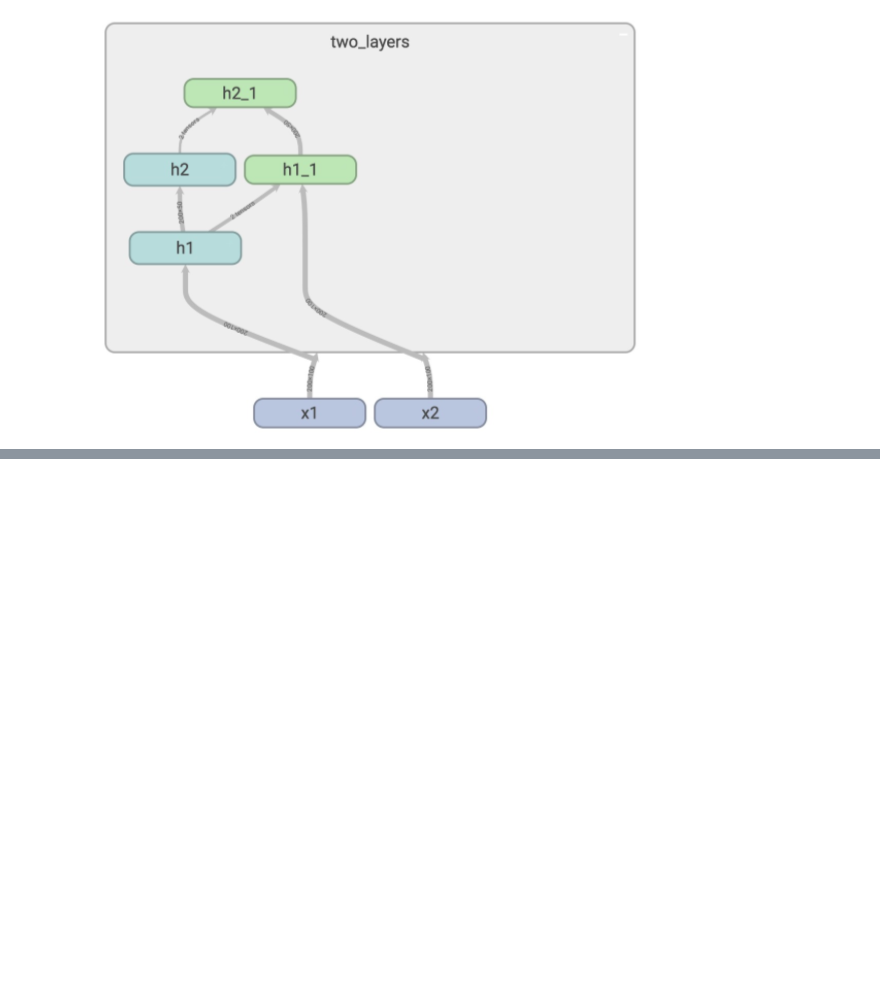
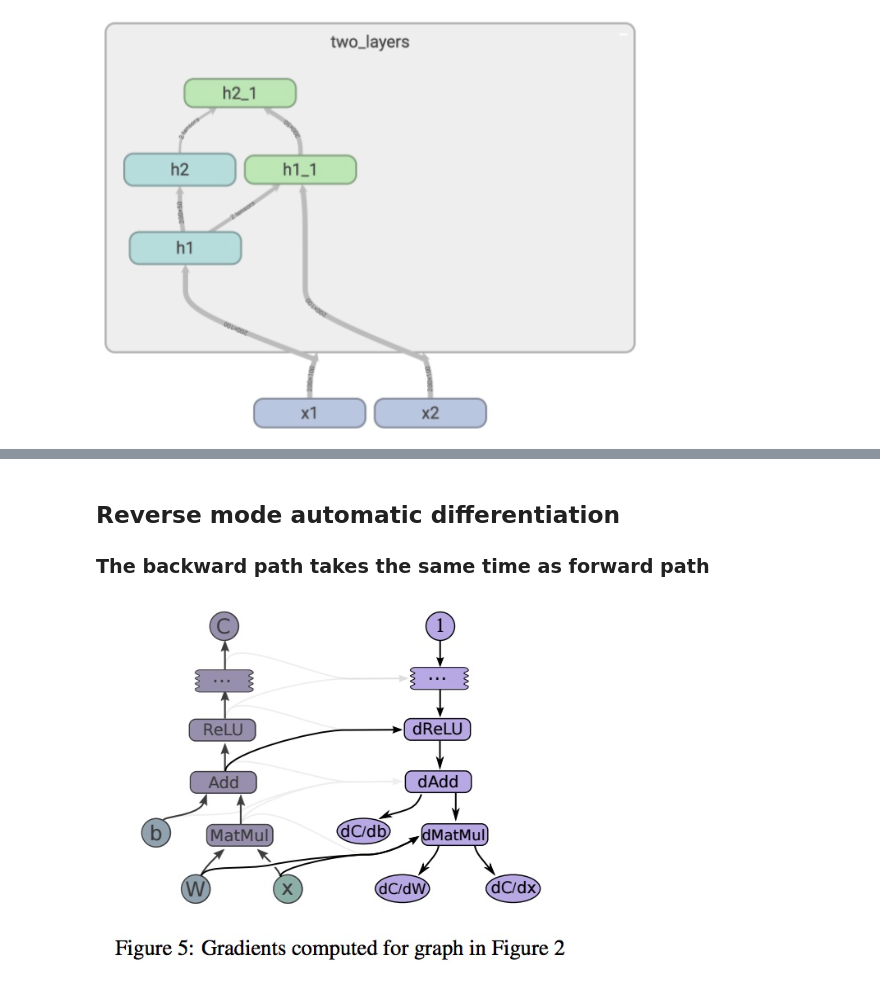
Before and after one commit to parksurk/cs20si_study, a Jupyter notebook: 5. Lecture5_word2vec + manage experiments.ipynb, the cells around one changed output, grey strips where cells are left out. Cells and saved outputs as stored; diff of their text form; code cells hidden in the pictures; blank space fills up the shorter version.

```diff
--- a/5. Lecture5_word2vec + manage experiments.ipynb
+++ b/5. Lecture5_word2vec + manage experiments.ipynb
@@ -663,0 +917,9 @@ Image("images/shareing_variable_problem_layer_up.png")
+# %% [markdown]
+## Reverse mode automatic differentiation
+
+### The backward path takes the same time as forward path
+# %%
+from IPython.display import Image
+Image("images/autodiff_reverse_mode.png")
+# %% [output]
+[figure, added]
```
Also changed, not shown: parts of 34 cells of this notebook, 5 other files.
